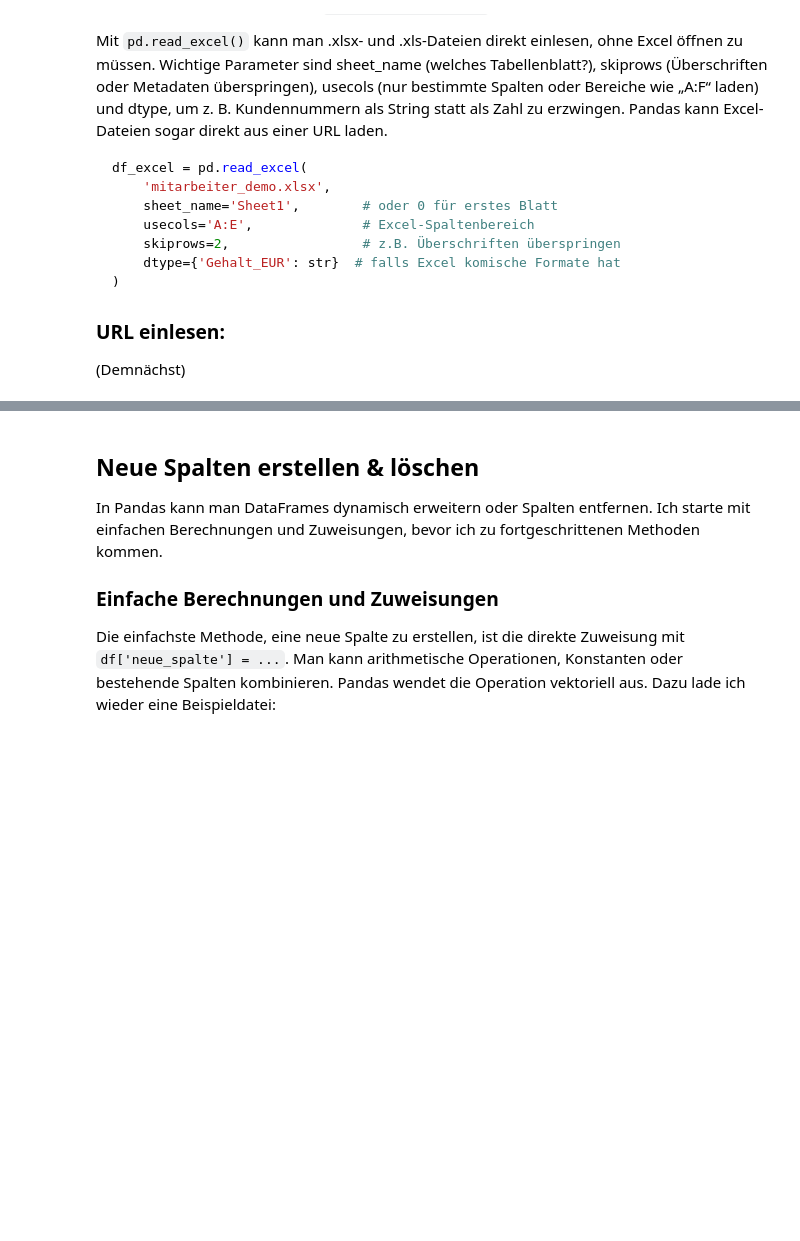
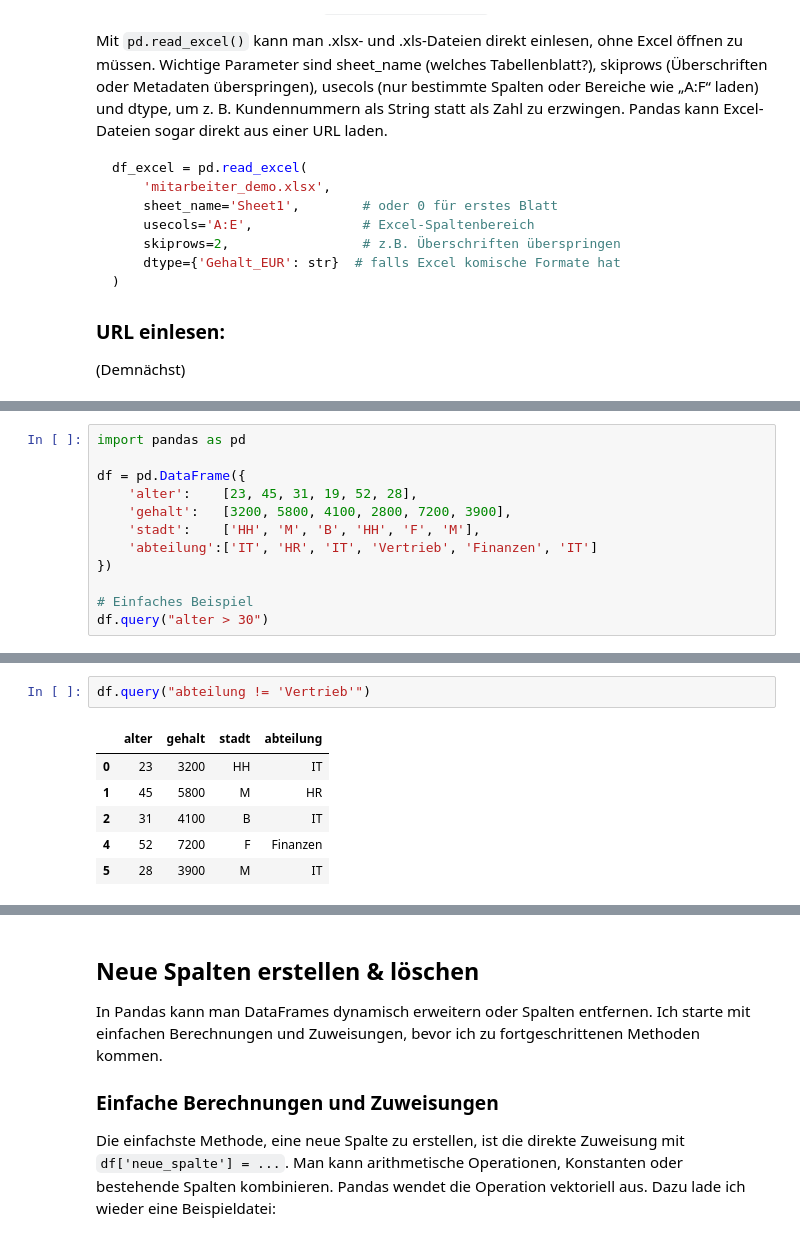
Before and after one commit to EikeSuemper/Meine-Lernreise-Aktuariat-QuantFinance, a Jupyter notebook: 01_Grundlagen/Python/Datenmanipulation_mit_pandas.ipynb, the cells around one changed output, grey strips where cells are left out. Cells and saved outputs as stored; diff of their text form; blank space fills up the shorter version.

Commit message:
Add files via upload
Query() Funktion wurde hinzugefügt und erläutert.

```diff
--- a/01_Grundlagen/Python/Datenmanipulation_mit_pandas.ipynb
+++ b/01_Grundlagen/Python/Datenmanipulation_mit_pandas.ipynb
@@ -154,0 +165,12 @@ Wichtig zu bemerken ist, dass bei mehreren Bedingungen runde Klammern um jede ei
+# %%
+import pandas as pd
+
+df = pd.DataFrame({
+    'alter':    [23, 45, 31, 19, 52, 28],
+    'gehalt':   [3200, 5800, 4100, 2800, 7200, 3900],
+    'stadt':    ['HH', 'M', 'B', 'HH', 'F', 'M'],
+    'abteilung':['IT', 'HR', 'IT', 'Vertrieb', 'Finanzen', 'IT']
+})
+
+# Einfaches Beispiel
+df.query("alter > 30")
@@ -154,0 +204,9 @@ Wichtig zu bemerken ist, dass bei mehreren Bedingungen runde Klammern um jede ei
+# %%
+df.query("abteilung != 'Vertrieb'")
+# %% [output]
+|  | alter | gehalt | stadt | abteilung |
+| 0 | 23 | 3200 | HH | IT |
+| 1 | 45 | 5800 | M | HR |
+| 2 | 31 | 4100 | B | IT |
+| 4 | 52 | 7200 | F | Finanzen |
+| 5 | 28 | 3900 | M | IT |
```
Also changed, not shown: parts of 12 cells of this notebook.
